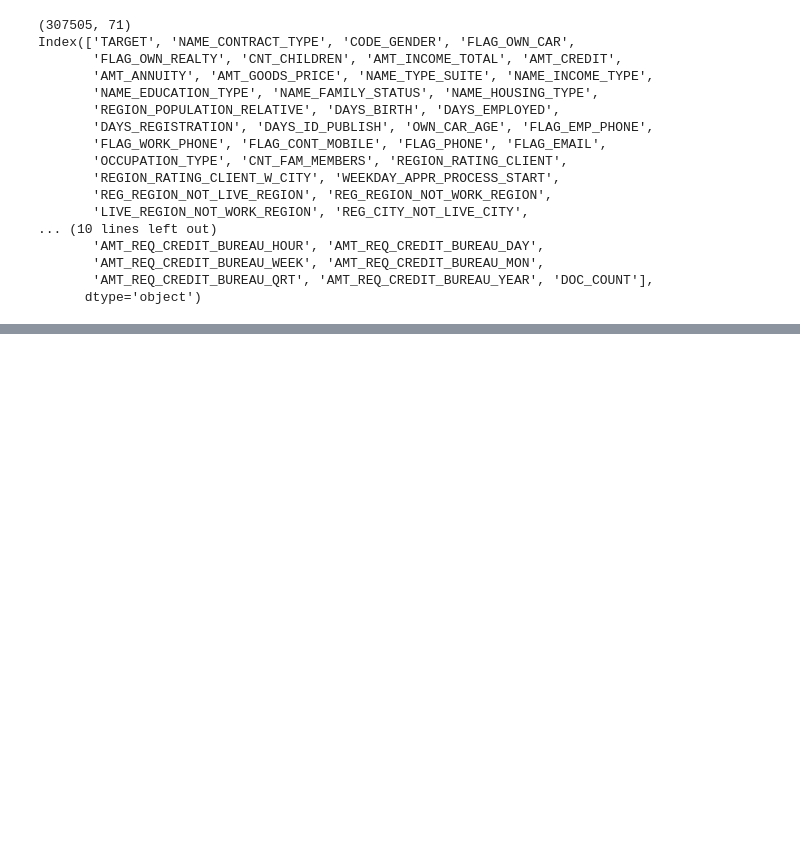
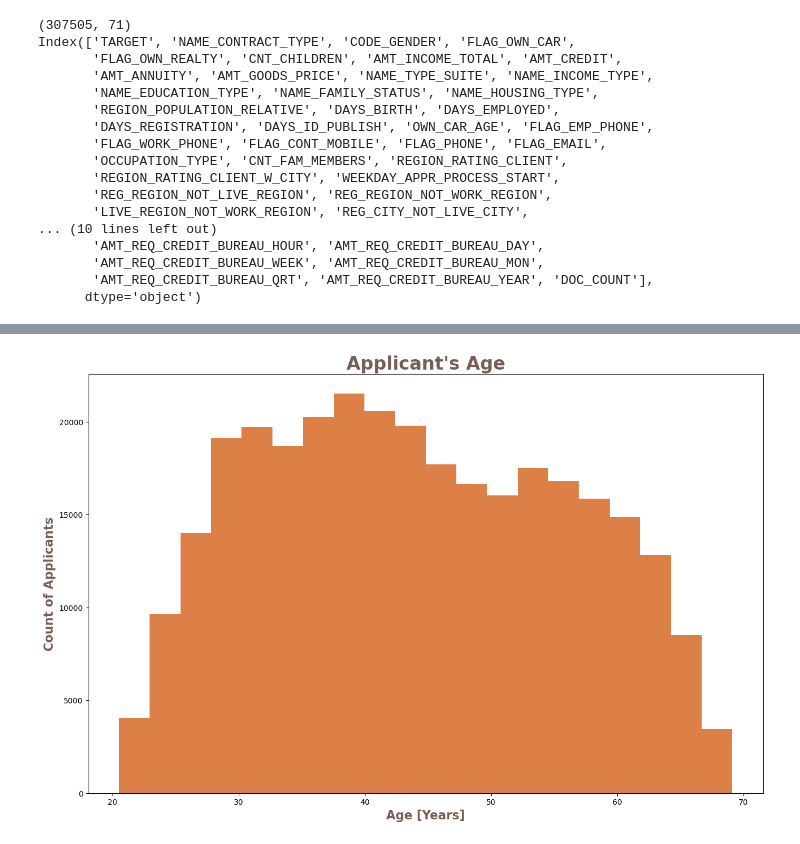
Before and after one commit to claracbucar/project--4, a Jupyter notebook: jsp_playground-02.ipynb, the cells around one changed output, grey strips where cells are left out. Saved outputs shown, nothing was run; the diff lists cells and outputs as text; code cells hidden in the pictures; blank space fills up the shorter version.

```diff
--- a/jsp_playground-02.ipynb
+++ b/jsp_playground-02.ipynb
@@ -317,0 +156,22 @@ nn.save(filename)
+# %%
+#df.plot(kind='Histogram')
+plt.figure(figsize=(16,10))
+
+plt.hist(-df_clean['DAYS_BIRTH']/365, color=color_rust, bins=20,);
+plt.title("Applicant's Age",                    # Add a title
+            fontsize = 24,
+            color=color_brown,
+            fontweight="bold")
+plt.ylabel("Count of Applicants",                                               # Add a y-axis description
+            fontsize = 16,
+            color=color_brown,
+            fontweight="bold")
+plt.xlabel("Age [Years]",                                                 # Add a x-axis descrition
+            fontsize = 16,
+            color=color_brown,
+            fontweight="bold")
+
+save_fig = os.path.join('.','Images', 'Age of Applicant.jpg')             # Prepare to save the figure
+plt.savefig(save_fig, bbox_inches='tight')                                  # Save the figure
+# %% [output]
+[figure, added]
```
Also changed, not shown: parts of 20 cells of this notebook, 5 other files.
